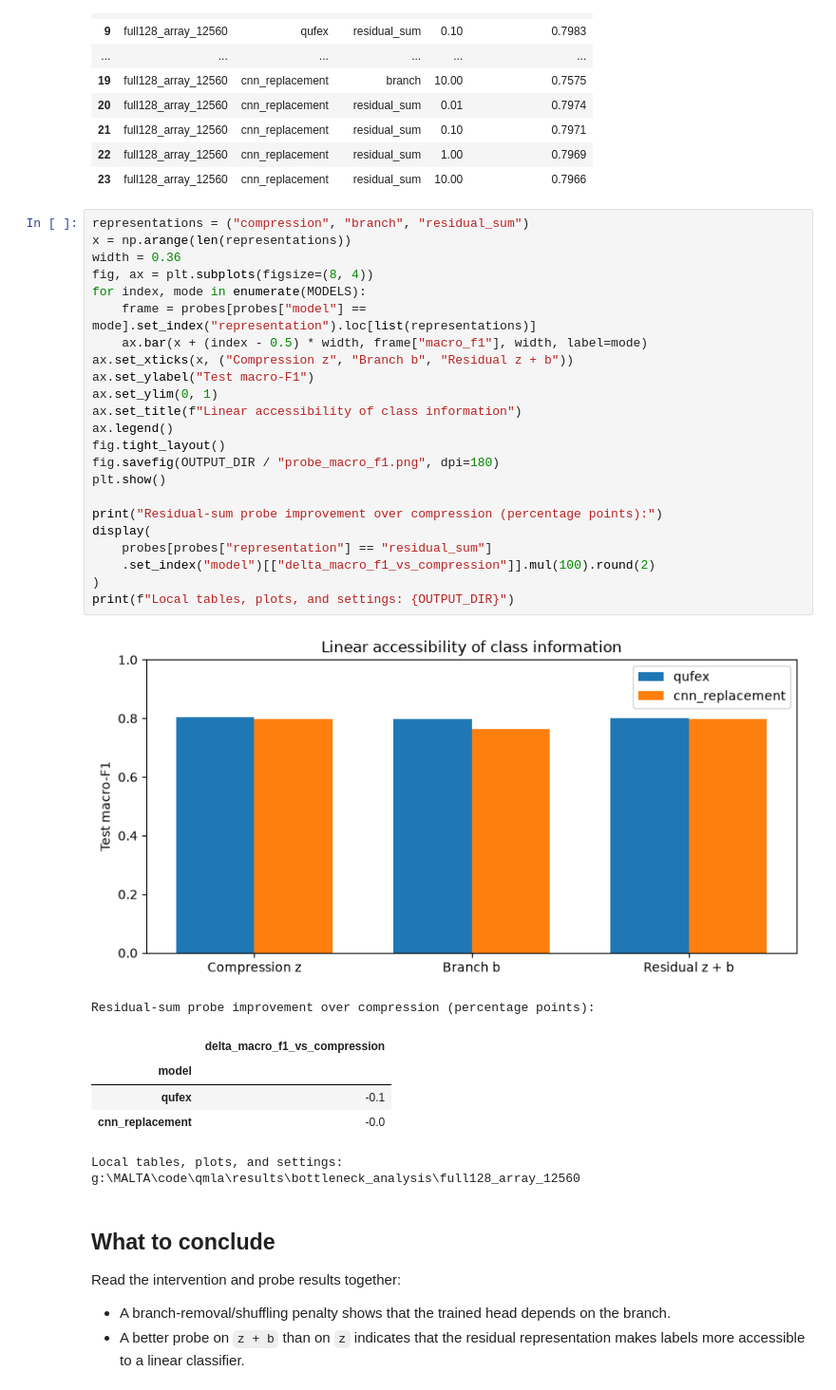
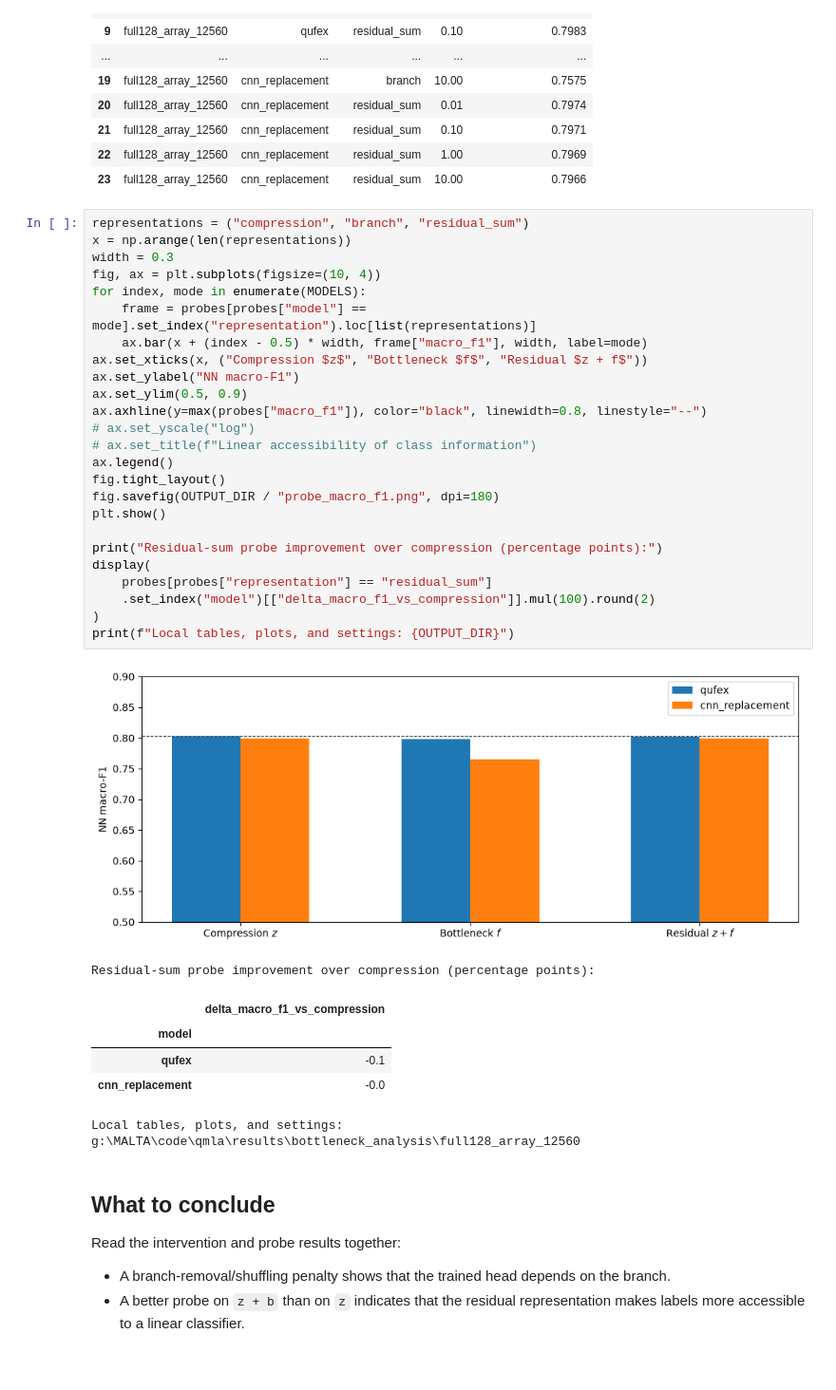
Before and after one commit to ISSA-QMLA/qufex-images-classification, a Jupyter notebook: notebooks/04-bottleneck-analysis.ipynb, the cells around one changed output. Shown at 95% size. Cells and saved outputs as stored; diff of their text form; blank space fills up the shorter version.

```diff
--- a/notebooks/04-bottleneck-analysis.ipynb
+++ b/notebooks/04-bottleneck-analysis.ipynb
@@ -147,28 +147,30 @@ display(probe_selection.round(4))
 # %%
 representations = ("compression", "branch", "residual_sum")
 x = np.arange(len(representations))
-width = 0.36
-fig, ax = plt.subplots(figsize=(8, 4))
+width = 0.3
+fig, ax = plt.subplots(figsize=(10, 4))
 for index, mode in enumerate(MODELS):
     frame = probes[probes["model"] == mode].set_index("representation").loc[list(representations)]
     ax.bar(x + (index - 0.5) * width, frame["macro_f1"], width, label=mode)
-ax.set_xticks(x, ("Compression z", "Branch b", "Residual z + b"))
-ax.set_ylabel("Test macro-F1")
-ax.set_ylim(0, 1)
-ax.set_title(f"Linear accessibility of class information")
+ax.set_xticks(x, ("Compression $z$", "Bottleneck $f$", "Residual $z + f$"))
+ax.set_ylabel("NN macro-F1")
+ax.set_ylim(0.5, 0.9)
+ax.axhline(y=max(probes["macro_f1"]), color="black", linewidth=0.8, linestyle="--")
+# ax.set_yscale("log")
+# ax.set_title(f"Linear accessibility of class information")
 ax.legend()
 fig.tight_layout()
 fig.savefig(OUTPUT_DIR / "probe_macro_f1.png", dpi=180)
 plt.show()
 
 print("Residual-sum probe improvement over compression (percentage points):")
 display(
     probes[probes["representation"] == "residual_sum"]
     .set_index("model")[["delta_macro_f1_vs_compression"]].mul(100).round(2)
 )
 print(f"Local tables, plots, and settings: {OUTPUT_DIR}")
 # %% [output]
-[figure, old version]
+[figure, new version]
 Residual-sum probe improvement over compression (percentage points):
 |  | delta_macro_f1_vs_compression |
 | model |  |
```
Also changed, not shown: 10 other files.
